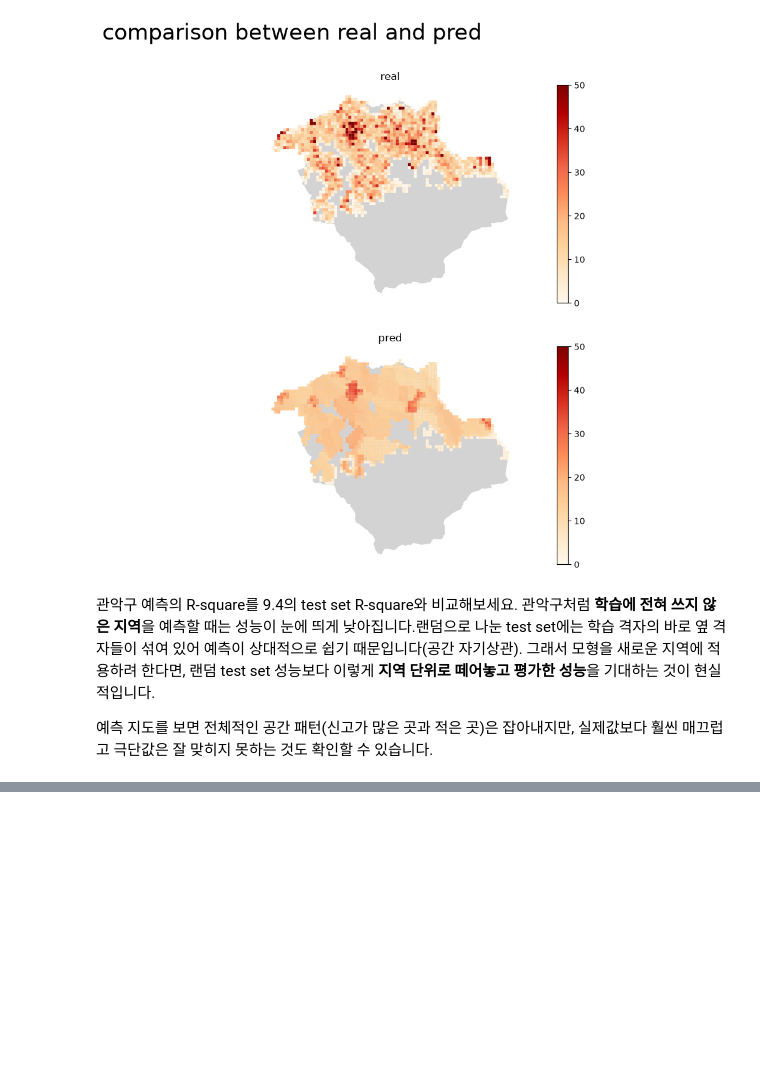
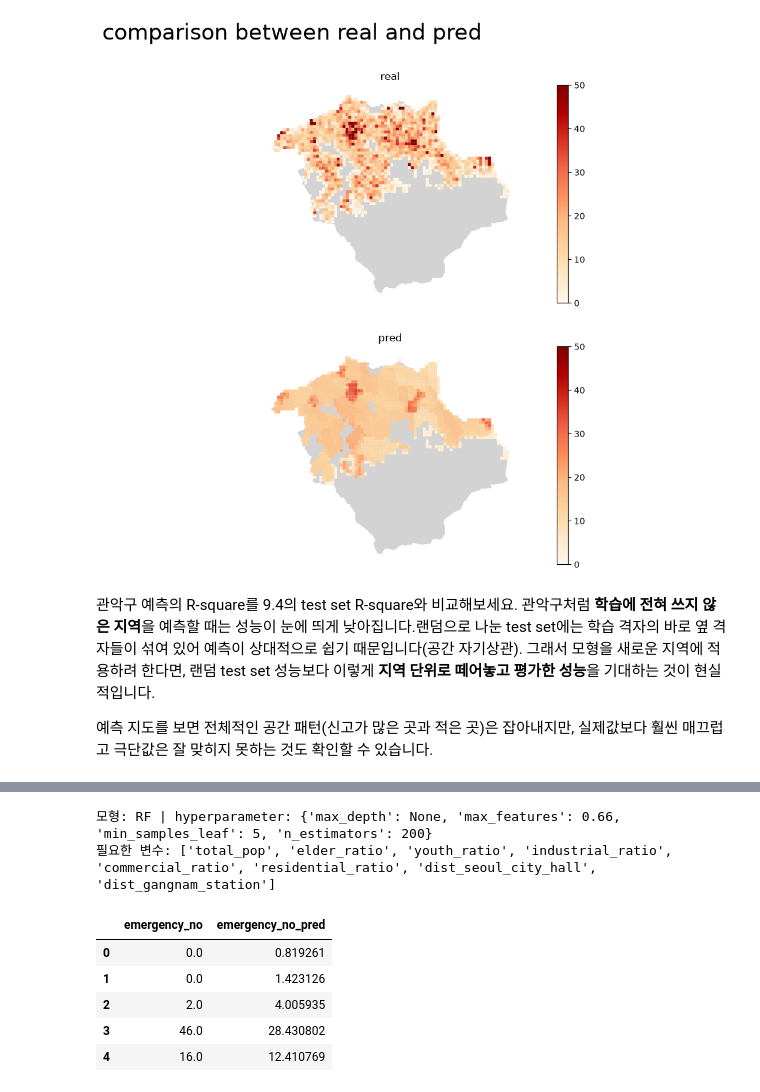
Before and after one commit to jslee-gses/code, a Jupyter notebook: lecture09_machine_learning_models/02_다양한_머신러닝모델_탐색하기.ipynb, the cells around one changed output, grey strips where cells are left out. Saved outputs shown, nothing was run; the diff lists cells and outputs as text; code cells hidden in the pictures; blank space fills up the shorter version.

```diff
--- a/lecture09_machine_learning_models/02_다양한_머신러닝모델_탐색하기.ipynb
+++ b/lecture09_machine_learning_models/02_다양한_머신러닝모델_탐색하기.ipynb
@@ -745,0 +780,24 @@ plt.show()
+# %%
+import joblib
+import geopandas as gpd
+
+bundle = joblib.load('model/emergency_rf_model.joblib')
+rf = bundle['model']
+print('모형:', bundle['model_name'], '| hyperparameter:', bundle['params'])
+print('필요한 변수:', bundle['features'])
+
+# 새 데이터 불러오기 (학습 때와 같은 전처리: 고령층·유소년층 비율이 NaN인 격자 제외)
+new_grid = gpd.read_file('data/pop_grid_ml.geojson', encoding='utf-8')
+new_grid = new_grid[new_grid['elder_ratio'].notna() & new_grid['youth_ratio'].notna()]
+
+new_grid['emergency_no_pred'] = rf.predict(new_grid[bundle['features']])
+new_grid[['emergency_no', 'emergency_no_pred']].head()
+# %% [output]
+모형: RF | hyperparameter: {'max_depth': None, 'max_features': 0.66, 'min_samples_leaf': 5, 'n_estimators': 200}
+필요한 변수: ['total_pop', 'elder_ratio', 'youth_ratio', 'industrial_ratio', 'commercial_ratio', 'residential_ratio', 'dist_seoul_city_hall', 'dist_gangnam_station']
+|  | emergency_no | emergency_no_pred |
+| 0 | 0.0 | 0.819261 |
+| 1 | 0.0 | 1.423126 |
+| 2 | 2.0 | 4.005935 |
+| 3 | 46.0 | 28.430802 |
+| 4 | 16.0 | 12.410769 |
```
Also changed, not shown: parts of 27 cells of this notebook, 3 other files.
